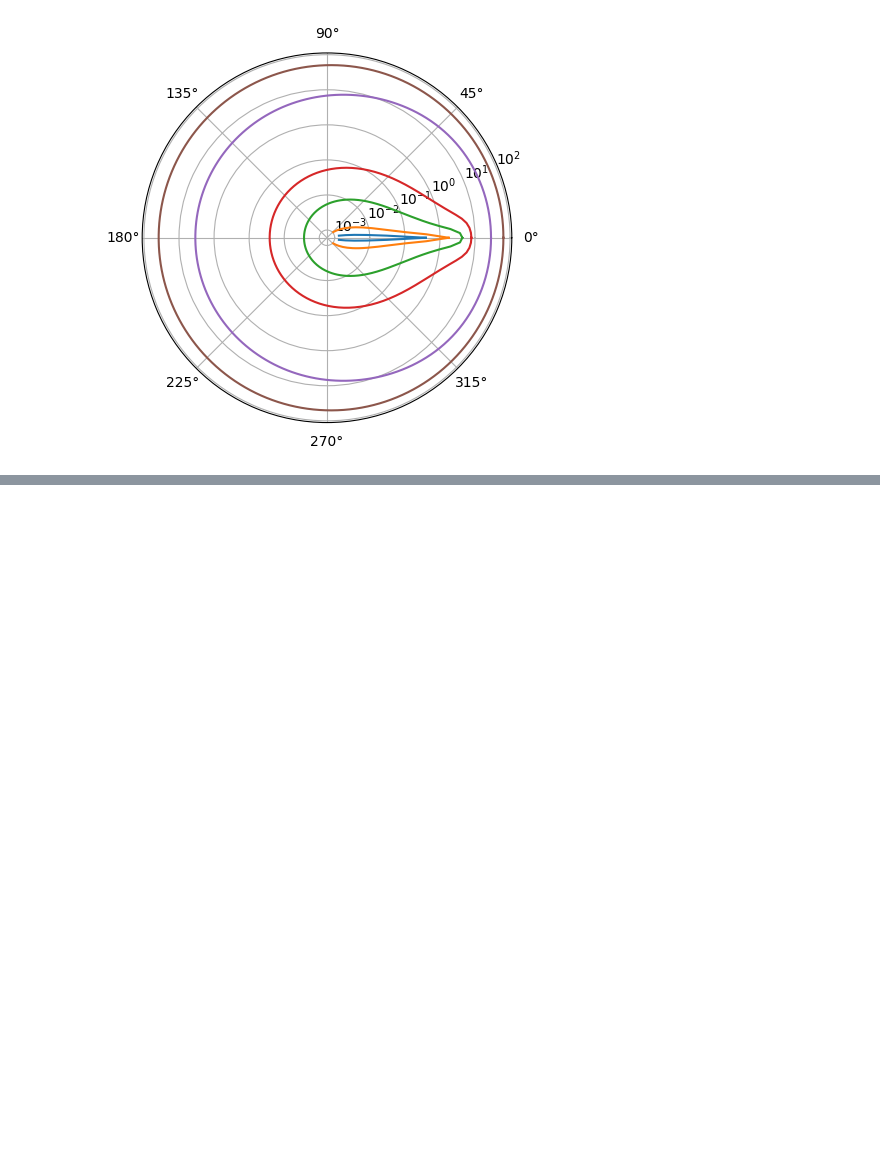
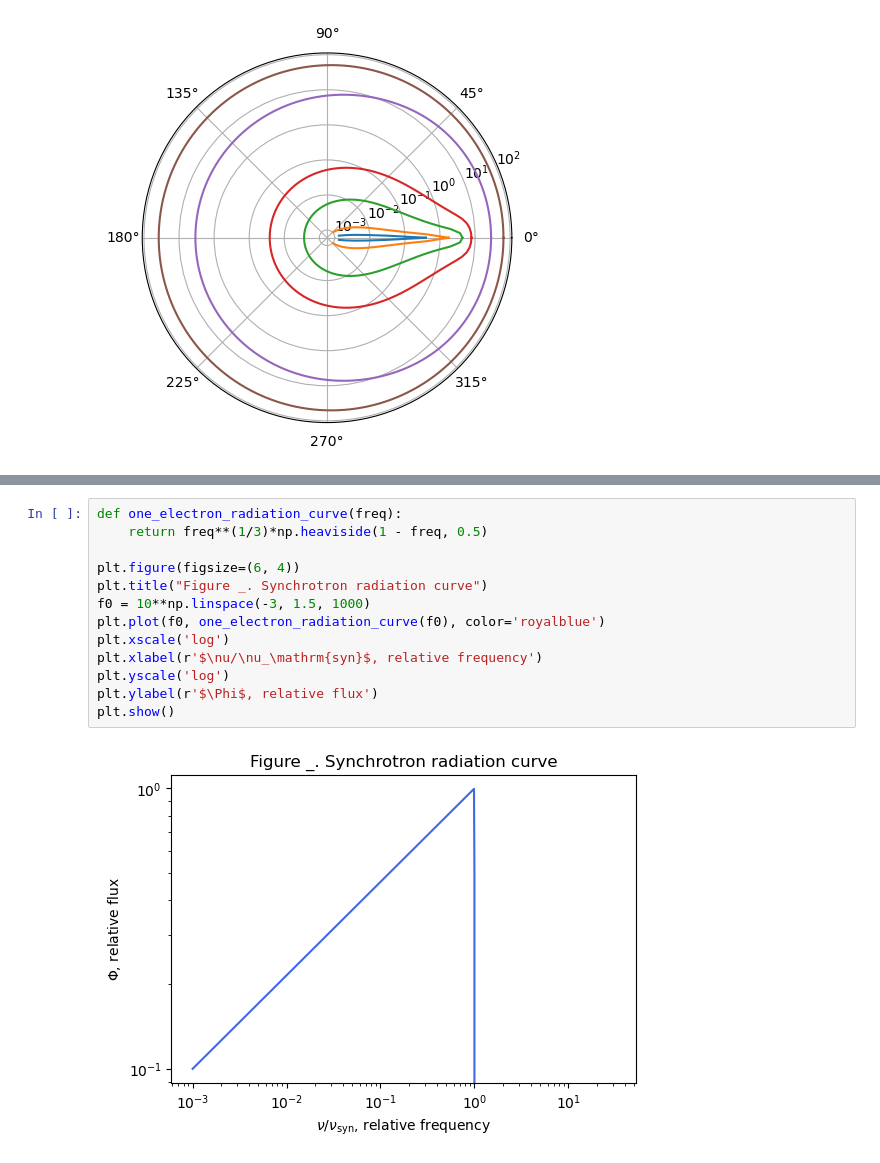
Before and after one commit to KleimenovM/GRBRemnant, a Jupyter notebook: Kleimenov_Schwenkreis_-_Gamma-ray_birsts.ipynb, the cells around one changed output, grey strips where cells are left out. Drawn from its saved outputs; the diff is of its cells as text; blank space fills up the shorter version.

```diff
--- a/Kleimenov_Schwenkreis_-_Gamma-ray_birsts.ipynb
+++ b/Kleimenov_Schwenkreis_-_Gamma-ray_birsts.ipynb
@@ -622,0 +663,15 @@ Now we integrate the intensities along the radiating surface (for each $t_\mathr
+# %%
+def one_electron_radiation_curve(freq):
+    return freq**(1/3)*np.heaviside(1 - freq, 0.5)
+
+plt.figure(figsize=(6, 4))
+plt.title("Figure _. Synchrotron radiation curve")
+f0 = 10**np.linspace(-3, 1.5, 1000)
+plt.plot(f0, one_electron_radiation_curve(f0), color='royalblue')
+plt.xscale('log')
+plt.xlabel(r'$\nu/\nu_\mathrm{syn}$, relative frequency')
+plt.yscale('log')
+plt.ylabel(r'$\Phi$, relative flux')
+plt.show()
+# %% [output]
+[figure, added]
```
Also changed, not shown: parts of 26 cells of this notebook.
